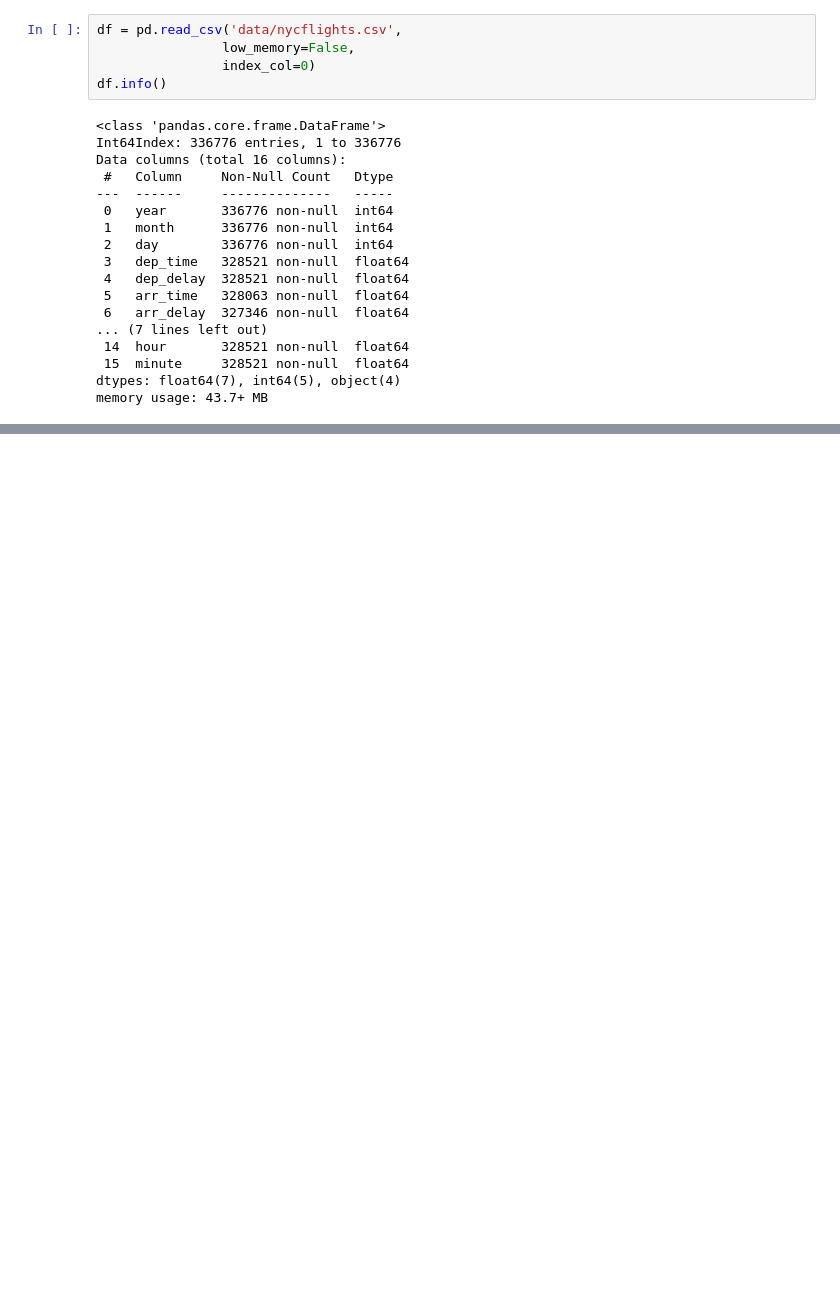
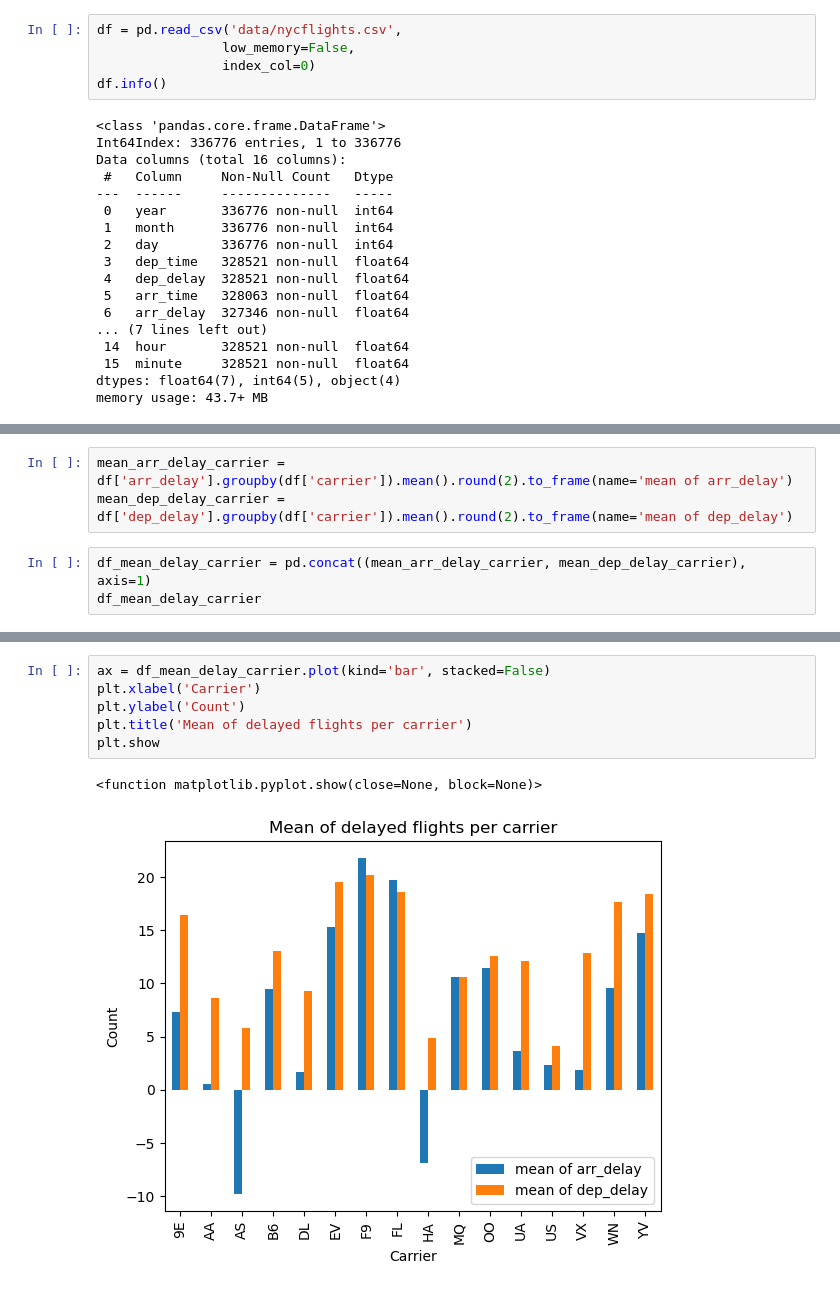
Before and after one commit to nguyenminhthuy/da-course-cybersoft, a Jupyter notebook: DA08_Wk7_NguyenMinhThuy.ipynb, the cells around one changed output, grey strips where cells are left out. Saved outputs shown, nothing was run; the diff lists cells and outputs as text; blank space fills up the shorter version.

```diff
--- a/DA08_Wk7_NguyenMinhThuy.ipynb
+++ b/DA08_Wk7_NguyenMinhThuy.ipynb
@@ -42,0 +158,6 @@ memory usage: 43.7+ MB
+# %%
+mean_arr_delay_carrier = df['arr_delay'].groupby(df['carrier']).mean().round(2).to_frame(name='mean of arr_delay')
+mean_dep_delay_carrier = df['dep_delay'].groupby(df['carrier']).mean().round(2).to_frame(name='mean of dep_delay')
+# %%
+df_mean_delay_carrier = pd.concat((mean_arr_delay_carrier, mean_dep_delay_carrier), axis=1)
+df_mean_delay_carrier
@@ -42,0 +183,9 @@ memory usage: 43.7+ MB
+# %%
+ax = df_mean_delay_carrier.plot(kind='bar', stacked=False)
+plt.xlabel('Carrier')
+plt.ylabel('Count')
+plt.title('Mean of delayed flights per carrier')
+plt.show
+# %% [output]
+<function matplotlib.pyplot.show(close=None, block=None)>
+[figure, added]
```
Also changed, not shown: parts of 20 cells of this notebook, 3 other files.
